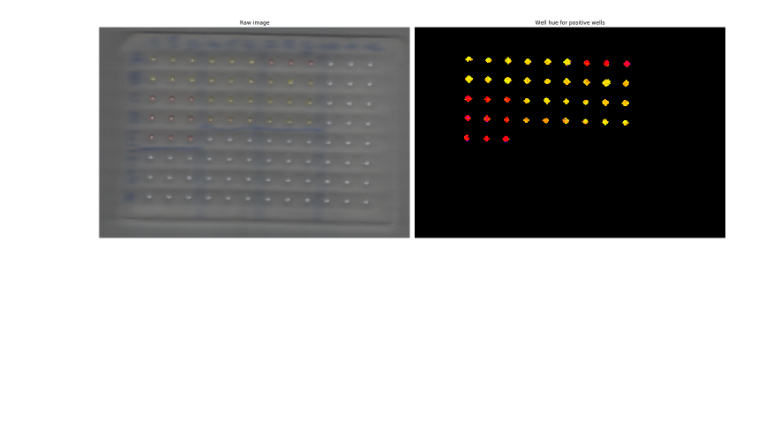
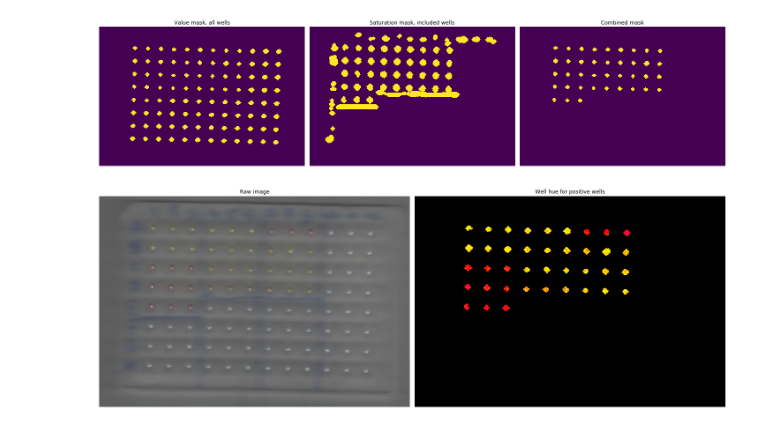
Before and after one commit to linnarsson-lab/LAMP-plate-scanner, a Jupyter notebook: LAMP-scanner.ipynb, the cells around one changed output. Saved outputs shown, nothing was run; the diff lists cells and outputs as text; code cells hidden in the pictures; blank space fills up the shorter version.

```diff
--- a/LAMP-scanner.ipynb
+++ b/LAMP-scanner.ipynb
@@ -59,3 +85,23 @@ plt.imshow(mask_val)
+# %%
+fig, (ax0, ax1, ax2) = plt.subplots(ncols=3, figsize=(20,10))
+
+#Combine masks
+mask = np.logical_and(mask_val, mask_sat)
+
+ax0.imshow(mask_val)
+ax0.set_title('Value mask, all wells')
+ax0.set_axis_off()
+ax1.imshow(mask_sat)
+ax1.set_title('Saturation mask, included wells')
+ax1.set_axis_off()
+ax2.imshow(mask)
+ax2.set_title('Combined mask')
+ax2.set_axis_off()
+
+plt.tight_layout()
+#plt.savefig('masks.png', dpi=300, transparent=True)
+# %% [output]
+[figure, added]
 # %%
 #Use values to make a mask for the wells
 val = hsv_pic[:, :, 2].copy()
```
Also changed, not shown: parts of 42 cells of this notebook.
